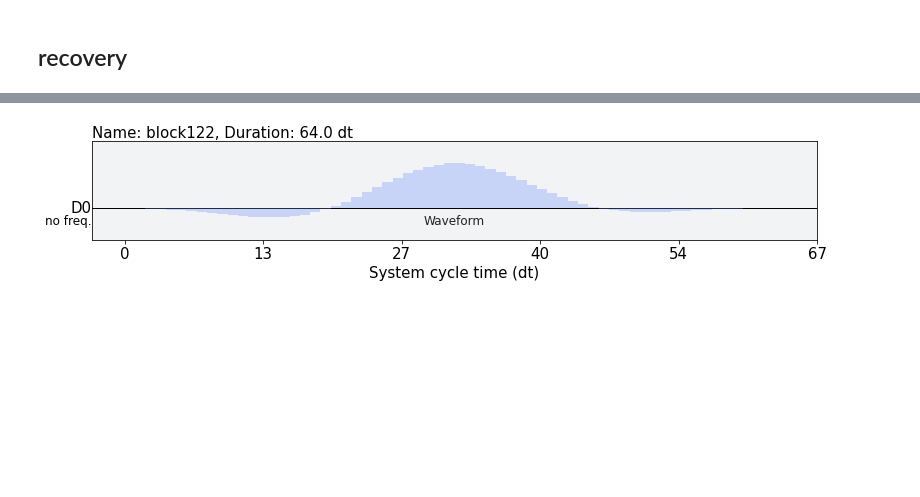
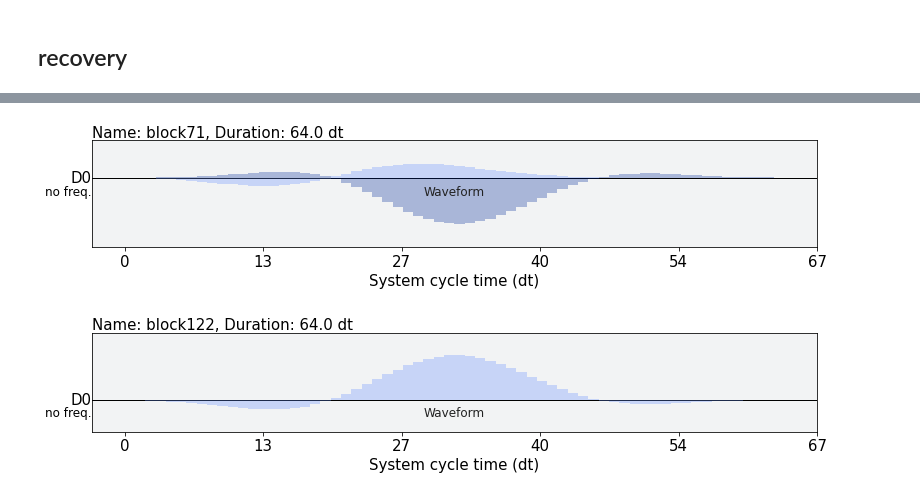
Before and after one commit to Fan-0/AQI2022, a Jupyter notebook: Summer 2022/July 25 Update.ipynb, the cells around one changed output, grey strips where cells are left out. Saved outputs shown, nothing was run; the diff lists cells and outputs as text; code cells hidden in the pictures; blank space fills up the shorter version.

```diff
--- a/Summer 2022/July 25 Update.ipynb
+++ b/Summer 2022/July 25 Update.ipynb
@@ -258,6 +258,10 @@ circ_batch[0].draw()
 <Figure size 432x288 with 0 Axes>
 <Figure size 432x288 with 0 Axes>
 ... (20 outputs left out)
+# %%
+circ_batch[5].draw()
+# %% [output]
+[figure, added]
 # %%
 with pulse.build(backend=backend) as custom_Pulse_2:
     pulse.play(test,pulse.drive_channel(0))
```
Also changed, not shown: parts of 7 cells of this notebook, 9 other files.
